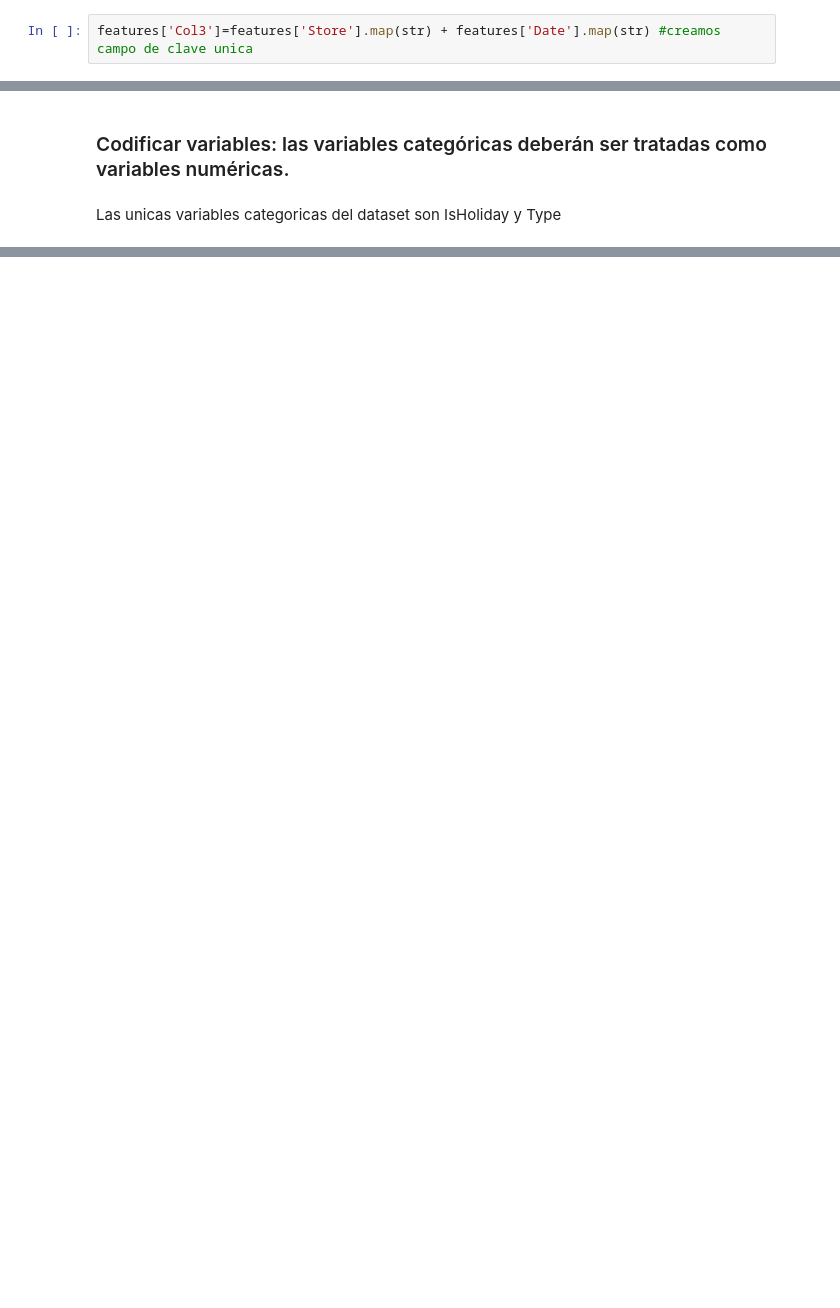
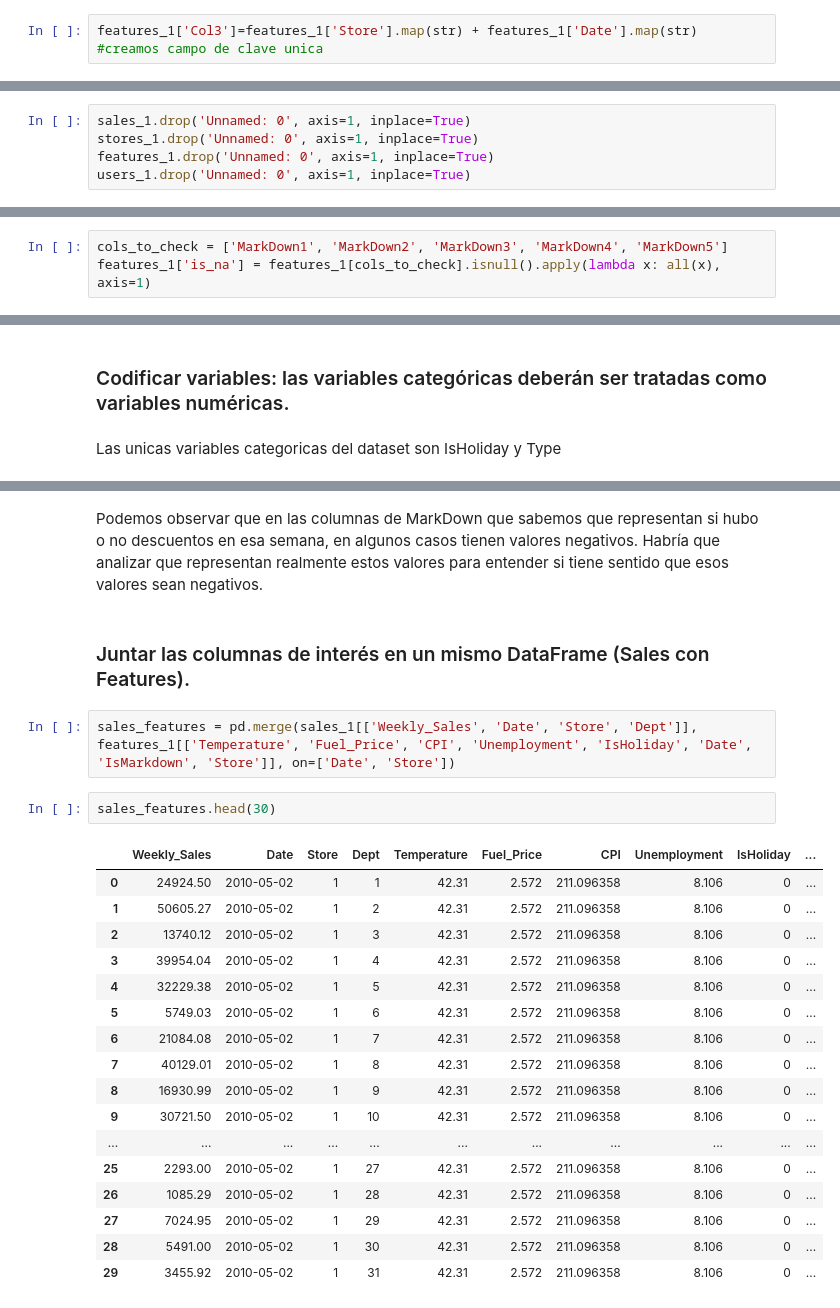
Before and after one commit to dbourdin/diplodatos-mentorias, a Jupyter notebook: AnalisisYCuracion/retail_data_analytics.ipynb, the cells around one changed output, grey strips where cells are left out. Saved outputs shown, nothing was run; the diff lists cells and outputs as text; blank space fills up the shorter version.

```diff
--- a/AnalisisYCuracion/retail_data_analytics.ipynb
+++ b/AnalisisYCuracion/retail_data_analytics.ipynb
@@ -807,5 +112,5 @@ users[users.duplicated(subset='users', keep=False)]
 # %% [output]
 |  | Unnamed: 0 | users | stores |
 # %%
-features['Col3']=features['Store'].map(str) + features['Date'].map(str) #creamos campo de clave unica
+features_1['Col3']=features_1['Store'].map(str) + features_1['Date'].map(str) #creamos campo de clave unica
 # %%
@@ -839,0 +166,5 @@ users1.head(5)
+# %%
+sales_1.drop('Unnamed: 0', axis=1, inplace=True)
+stores_1.drop('Unnamed: 0', axis=1, inplace=True)
+features_1.drop('Unnamed: 0', axis=1, inplace=True)
+users_1.drop('Unnamed: 0', axis=1, inplace=True)
@@ -912 +248,4 @@ dtype: int64
+# %%
+cols_to_check = ['MarkDown1', 'MarkDown2', 'MarkDown3', 'MarkDown4', 'MarkDown5']
+features_1['is_na'] = features_1[cols_to_check].isnull().apply(lambda x: all(x), axis=1)
 # %%
@@ -950,0 +422,26 @@ Las unicas variables categoricas del dataset son IsHoliday y Type
+# %% [markdown]
+Podemos observar que en las columnas de MarkDown que sabemos que representan si hubo o no descuentos en esa semana, en algunos casos tienen valores negativos. Habría que analizar que representan realmente estos valores para entender si tiene sentido que esos valores sean negativos.
+# %% [markdown]
+### Juntar las columnas de interés en un mismo DataFrame (Sales con Features).
+# %%
+sales_features = pd.merge(sales_1[['Weekly_Sales', 'Date', 'Store', 'Dept']], features_1[['Temperature', 'Fuel_Price', 'CPI', 'Unemployment', 'IsHoliday', 'Date', 'IsMarkdown', 'Store']], on=['Date', 'Store'])
+# %%
+sales_features.head(30)
+# %% [output]
+|  | Weekly_Sales | Date | Store | Dept | Temperature | Fuel_Price | CPI | Unemployment | IsHoliday | ... |
+| 0 | 24924.50 | 2010-05-02 | 1 | 1 | 42.31 | 2.572 | 211.096358 | 8.106 | 0 | ... |
+| 1 | 50605.27 | 2010-05-02 | 1 | 2 | 42.31 | 2.572 | 211.096358 | 8.106 | 0 | ... |
+| 2 | 13740.12 | 2010-05-02 | 1 | 3 | 42.31 | 2.572 | 211.096358 | 8.106 | 0 | ... |
+| 3 | 39954.04 | 2010-05-02 | 1 | 4 | 42.31 | 2.572 | 211.096358 | 8.106 | 0 | ... |
+| 4 | 32229.38 | 2010-05-02 | 1 | 5 | 42.31 | 2.572 | 211.096358 | 8.106 | 0 | ... |
+| 5 | 5749.03 | 2010-05-02 | 1 | 6 | 42.31 | 2.572 | 211.096358 | 8.106 | 0 | ... |
+| 6 | 21084.08 | 2010-05-02 | 1 | 7 | 42.31 | 2.572 | 211.096358 | 8.106 | 0 | ... |
+| 7 | 40129.01 | 2010-05-02 | 1 | 8 | 42.31 | 2.572 | 211.096358 | 8.106 | 0 | ... |
+| 8 | 16930.99 | 2010-05-02 | 1 | 9 | 42.31 | 2.572 | 211.096358 | 8.106 | 0 | ... |
+| 9 | 30721.50 | 2010-05-02 | 1 | 10 | 42.31 | 2.572 | 211.096358 | 8.106 | 0 | ... |
+| ... | ... | ... | ... | ... | ... | ... | ... | ... | ... | ... |
+| 25 | 2293.00 | 2010-05-02 | 1 | 27 | 42.31 | 2.572 | 211.096358 | 8.106 | 0 | ... |
+| 26 | 1085.29 | 2010-05-02 | 1 | 28 | 42.31 | 2.572 | 211.096358 | 8.106 | 0 | ... |
+| 27 | 7024.95 | 2010-05-02 | 1 | 29 | 42.31 | 2.572 | 211.096358 | 8.106 | 0 | ... |
+| 28 | 5491.00 | 2010-05-02 | 1 | 30 | 42.31 | 2.572 | 211.096358 | 8.106 | 0 | ... |
+| 29 | 3455.92 | 2010-05-02 | 1 | 31 | 42.31 | 2.572 | 211.096358 | 8.106 | 0 | ... |
```
Also changed, not shown: parts of 187 cells of this notebook.
